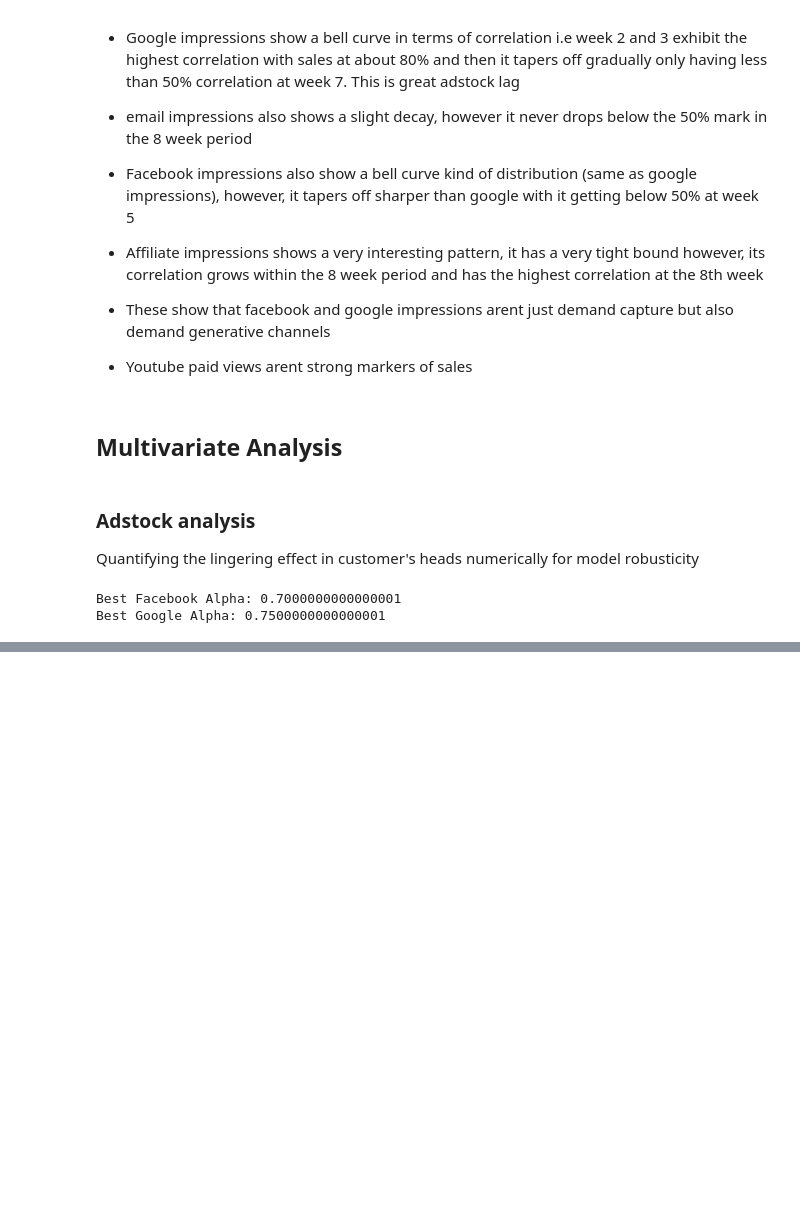
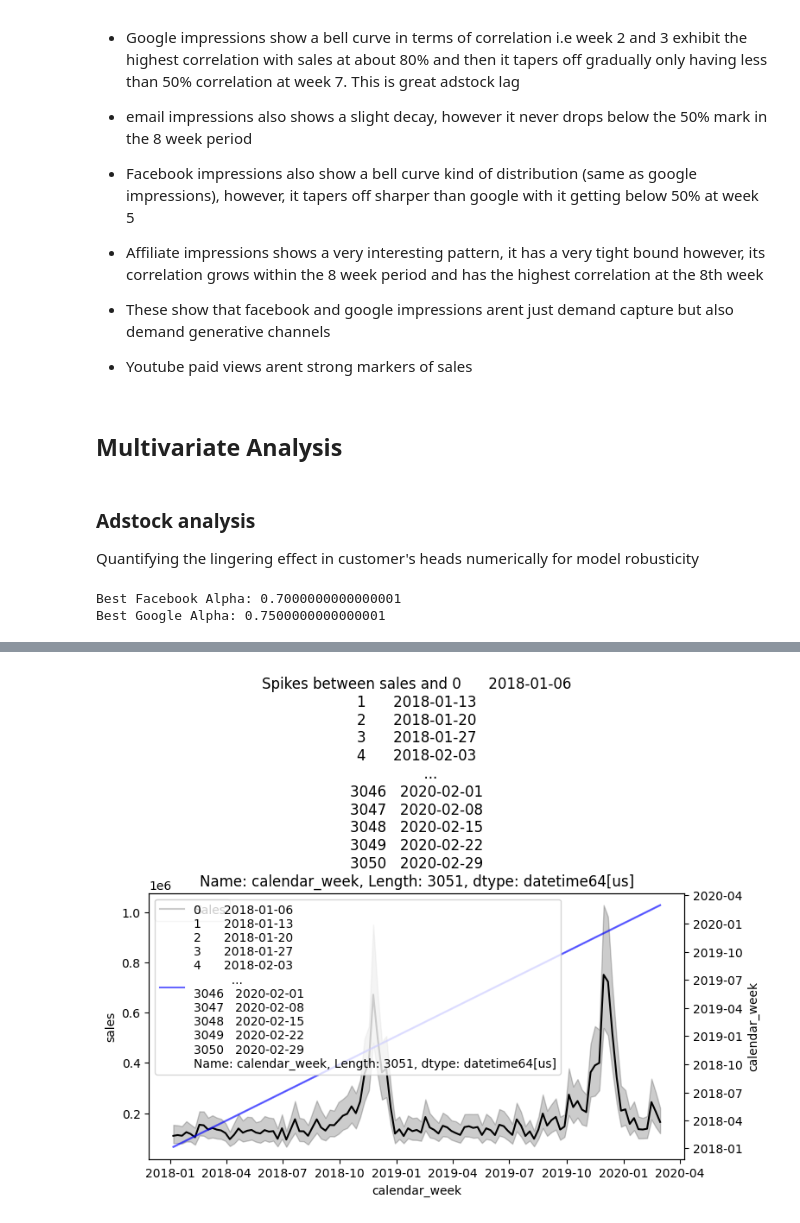
Before and after one commit to N-anle/Marketing-Mix-Modelling, a Jupyter notebook: notebooks/notebook.ipynb, the cells around one changed output, grey strips where cells are left out. Cells and saved outputs as stored; diff of their text form; code cells hidden in the pictures; blank space fills up the shorter version.

Commit message:
wip: Multivariate analysis
* Computed adstock effect for all marketing channels
* created monthly dummies for all months to control for seasonality

```diff
--- a/notebooks/notebook.ipynb
+++ b/notebooks/notebook.ipynb
@@ -463,3 +463,18 @@ print("Best Google Alpha:", google_alpha)
 # %% [output]
 Best Facebook Alpha: 0.7000000000000001
 Best Google Alpha: 0.7500000000000001
+# %%
+numerical_columns
+marketing_channels = ['paid_views',
+ 'organic_views',
+ 'google_impressions',
+ 'email_impressions',
+ 'facebook_impressions',
+ 'affiliate_impressions',
+ 'overall_views']
+# %%
+best_alphas = {}
+for column in marketing_channels:
+    alpha,_ = find_best_alpha(df[column], df['sales'])
+    print(f"{column} : {alpha}")
+    df[f"{column}_adstock"] =calculate_adstock(alpha,df[column])
@@ -467,0 +509,4 @@ df['trend'] = np.arange(len(df))
+# %%
+plot_averages(df['calendar_week'])
+# %% [output]
+[figure, added]
```
Also changed, not shown: parts of 6 cells of this notebook.
